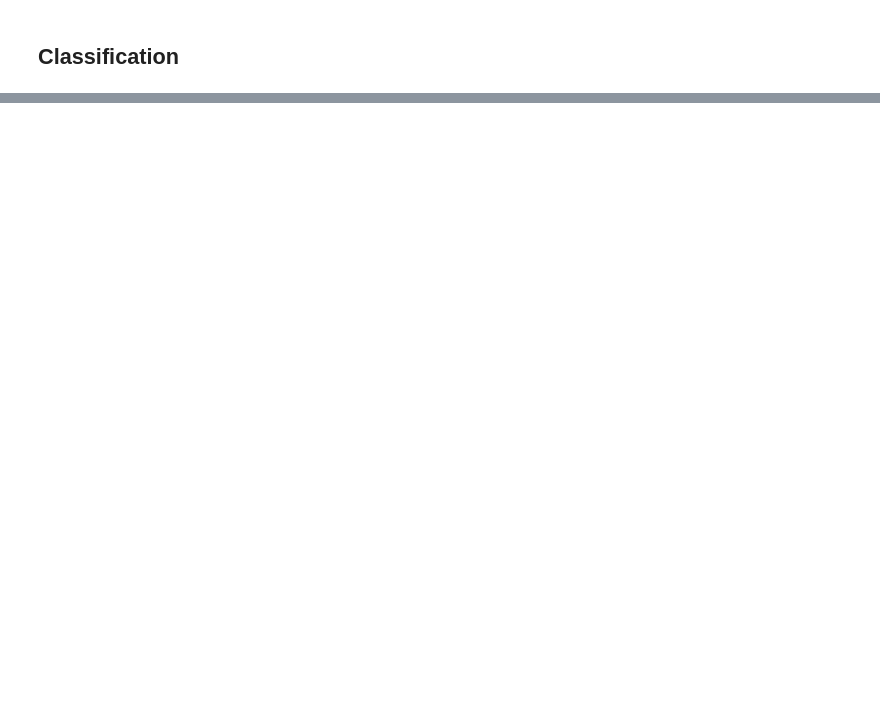
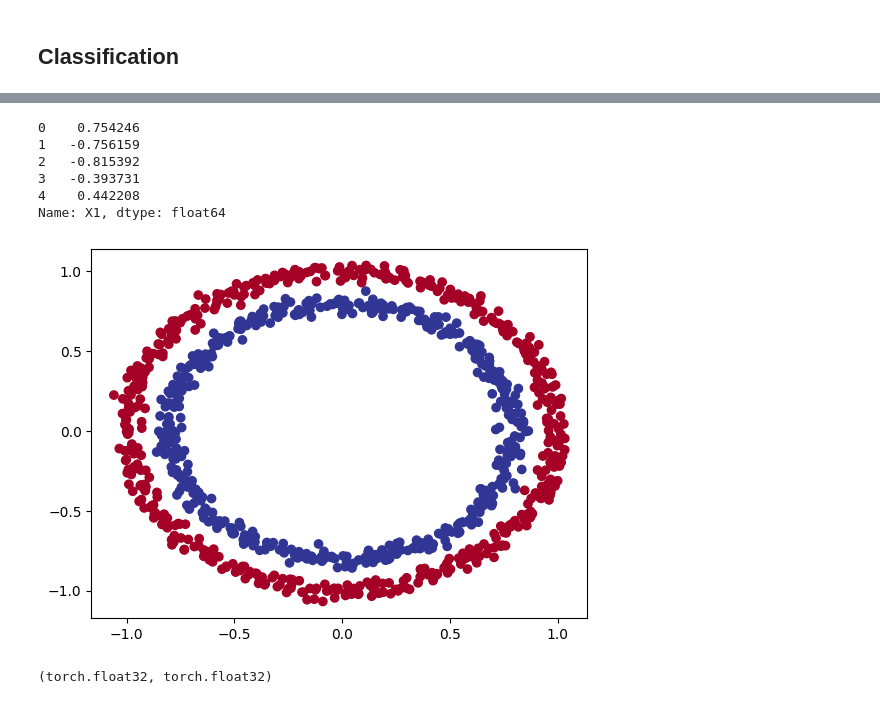
Before and after one commit to 0layiw0la/Pytorch_learning, a Jupyter notebook: freecodecamp_pytorch_beginners.ipynb, the cells around one changed output, grey strips where cells are left out. Saved outputs shown, nothing was run; the diff lists cells and outputs as text; code cells hidden in the pictures; blank space fills up the shorter version.

```diff
--- a/freecodecamp_pytorch_beginners.ipynb
+++ b/freecodecamp_pytorch_beginners.ipynb
@@ -617,0 +622,3 @@ tensor([[True],
+# %%
+n_samples = 1000
+X,y = make_circles(n_samples, noise=0.03,random_state=42)
@@ -617,0 +635,5 @@ tensor([[True],
+# %%
+import pandas as pd
+circles = pd.DataFrame({"X1":X[:,0],
+                       "X2":X[:,1],
+                       "y":y})
@@ -617,0 +652,18 @@ tensor([[True],
+# %%
+circles["X1"].head()
+# %% [output]
+0    0.754246
+1   -0.756159
+2   -0.815392
+3   -0.393731
+4    0.442208
+Name: X1, dtype: float64
+# %%
+import matplotlib.pyplot as plt
+plt.scatter(x=circles["X1"],
+           y=circles["X2"],
+                    c=y,
+                    cmap = plt.cm.RdYlBu)
+plt.show()
+# %% [output]
+[figure, added]
@@ -617,0 +673,4 @@ tensor([[True],
+# %%
+X.dtype,y.dtype
+# %% [output]
+(torch.float32, torch.float32)
```
Also changed, not shown: parts of 15 cells of this notebook.
